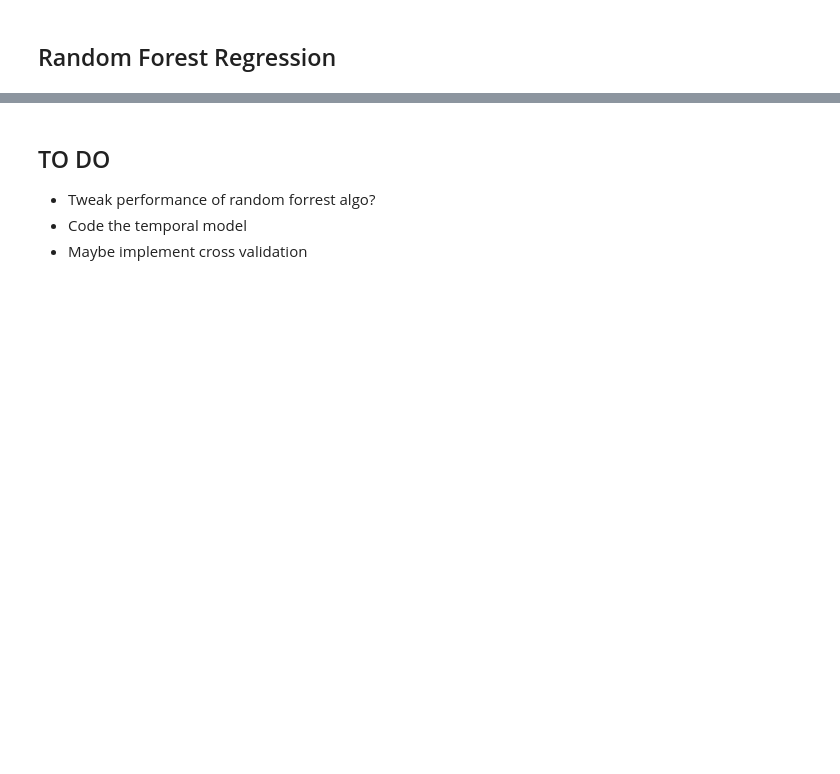
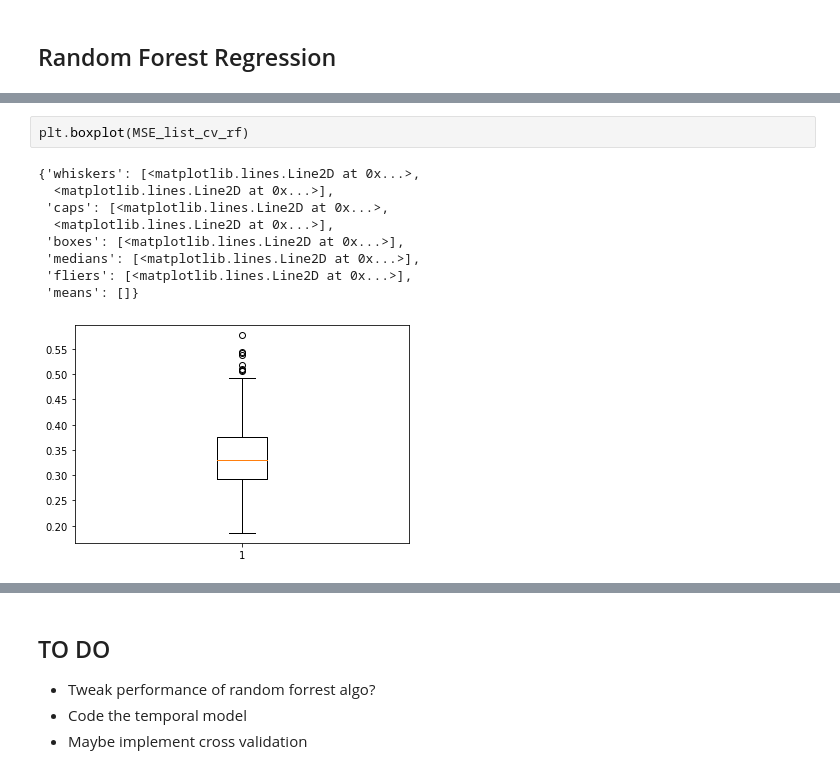
Before and after one commit to wiebetimmers/datamining, a Jupyter notebook: EDA2+classification+models+ARIMA.ipynb, the cells around one changed output, grey strips where cells are left out. Drawn from its saved outputs; the diff is of its cells as text; blank space fills up the shorter version.

```diff
--- a/EDA2+classification+models+ARIMA.ipynb
+++ b/EDA2+classification+models+ARIMA.ipynb
@@ -367 +401,13 @@ Random Forest test mse =  0.00017910487028880838  & mae =  0.0029111600587413506
+# %%
+plt.boxplot(MSE_list_cv_rf)
+# %% [output]
+{'whiskers': [<matplotlib.lines.Line2D at 0x...>,
+  <matplotlib.lines.Line2D at 0x...>],
+ 'caps': [<matplotlib.lines.Line2D at 0x...>,
+  <matplotlib.lines.Line2D at 0x...>],
+ 'boxes': [<matplotlib.lines.Line2D at 0x...>],
+ 'medians': [<matplotlib.lines.Line2D at 0x...>],
+ 'fliers': [<matplotlib.lines.Line2D at 0x...>],
+ 'means': []}
+[figure, added]
 # %%
```
Also changed, not shown: parts of 13 cells of this notebook.
